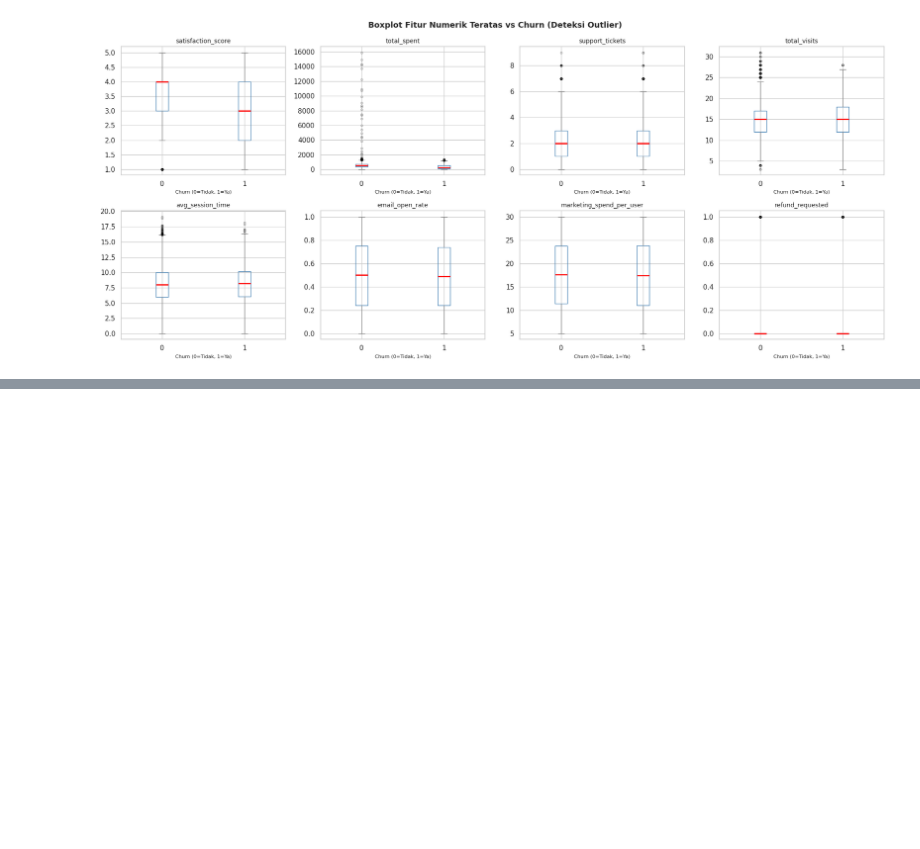
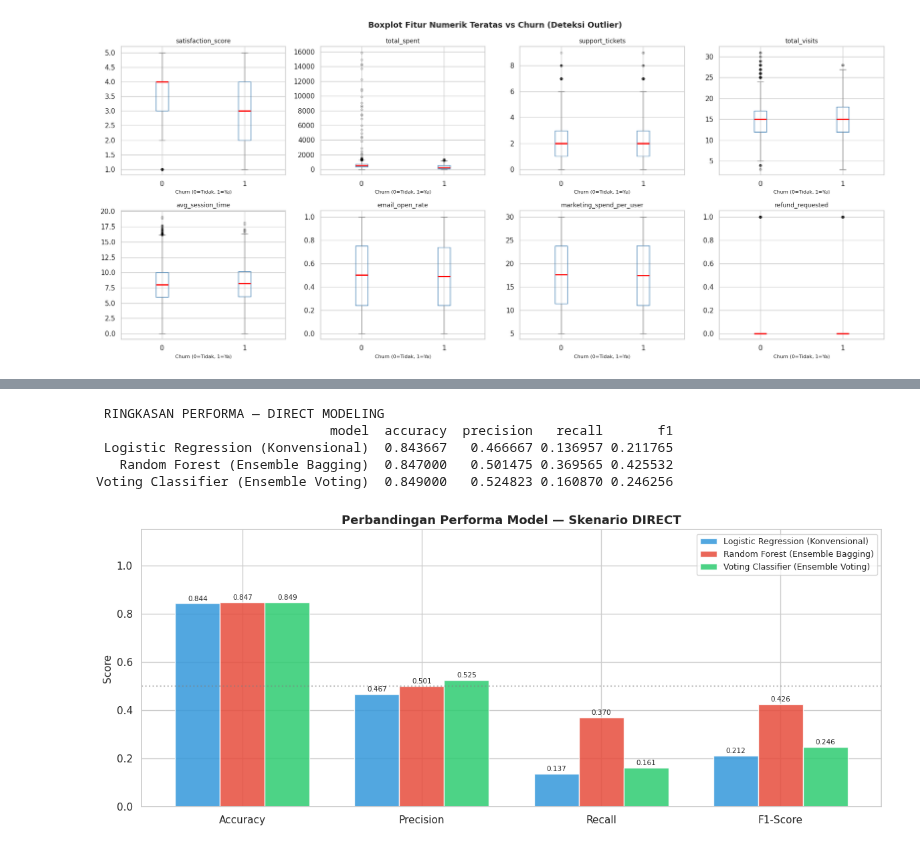
Before and after one commit to Taqi05/ChurnPrediction, a Jupyter notebook: UAS_Progress_Bengkod.ipynb, the cells around one changed output, grey strips where cells are left out. Cells and saved outputs as stored; diff of their text form; code cells hidden in the pictures; blank space fills up the shorter version.

```diff
--- a/UAS_Progress_Bengkod.ipynb
+++ b/UAS_Progress_Bengkod.ipynb
@@ -388,0 +643,39 @@ plt.show()
+# %%
+# Tabel ringkasan Direct Modeling
+df_results_direct = pd.DataFrame(results_direct)
+print('\n RINGKASAN PERFORMA — DIRECT MODELING')
+print(df_results_direct[['model','accuracy','precision','recall','f1']].to_string(index=False))
+
+# Visualisasi perbandingan
+fig, ax = plt.subplots(figsize=(12, 5))
+metrics = ['accuracy', 'precision', 'recall', 'f1']
+x       = np.arange(len(metrics))
+width   = 0.25
+colors  = ['#3498db', '#e74c3c', '#2ecc71']
+
+for i, (_, row) in enumerate(df_results_direct.iterrows()):
+    vals = [row[m] for m in metrics]
+    bars = ax.bar(x + i * width, vals, width, label=row['model'],
+                  color=colors[i], alpha=0.85, edgecolor='white')
+    for bar, val in zip(bars, vals):
+        ax.text(bar.get_x() + bar.get_width()/2,
+                bar.get_height() + 0.005, f'{val:.3f}',
+                ha='center', va='bottom', fontsize=7.5)
+
+ax.set_xticks(x + width)
+ax.set_xticklabels(['Accuracy', 'Precision', 'Recall', 'F1-Score'], fontsize=11)
+ax.set_ylabel('Score', fontsize=11)
+ax.set_ylim(0, 1.15)
+ax.set_title('Perbandingan Performa Model — Skenario DIRECT', fontsize=13, fontweight='bold')
+ax.legend(fontsize=9)
+ax.axhline(0.5, color='gray', linestyle=':', alpha=0.5)
+plt.tight_layout()
+plt.savefig('comparison_direct.png', dpi=150, bbox_inches='tight')
+plt.show()
+# %% [output]
+ RINGKASAN PERFORMA — DIRECT MODELING
+                              model  accuracy  precision   recall       f1
+ Logistic Regression (Konvensional)  0.843667   0.466667 0.136957 0.211765
+   Random Forest (Ensemble Bagging)  0.847000   0.501475 0.369565 0.425532
+Voting Classifier (Ensemble Voting)  0.849000   0.524823 0.160870 0.246256
+[figure, added]
```
Also changed, not shown: parts of 20 cells of this notebook.
